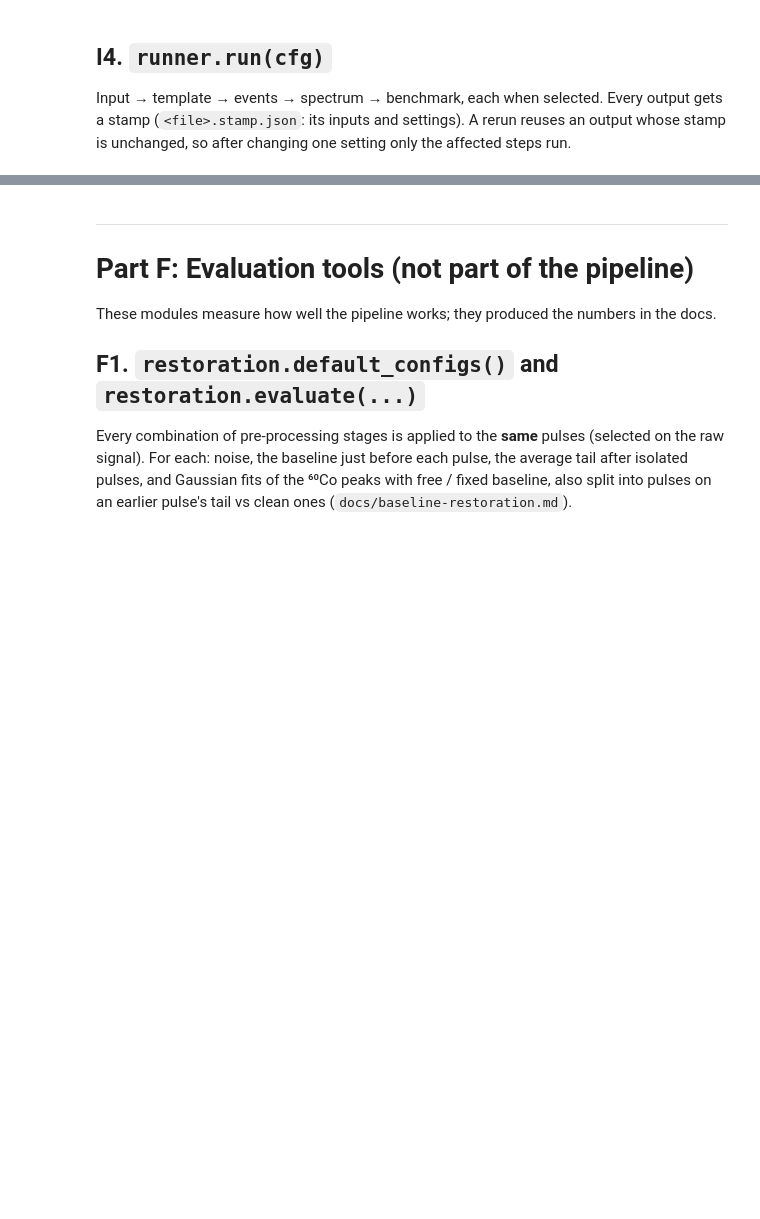
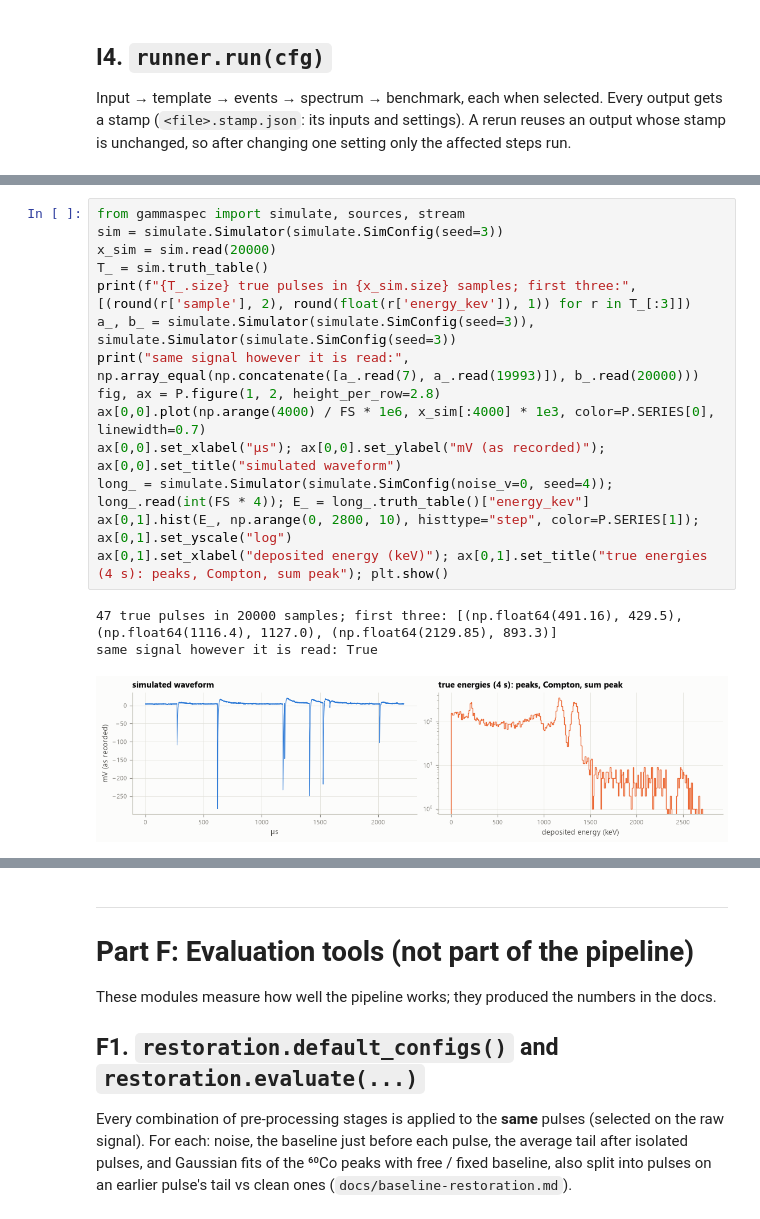
Before and after one commit to AyubSherif/DigitalGammaSpectroscopy, a Jupyter notebook: docs/walkthrough.ipynb, the cells around one changed output, grey strips where cells are left out. Cells and saved outputs as stored; diff of their text form; blank space fills up the shorter version.

```diff
--- a/docs/walkthrough.ipynb
+++ b/docs/walkthrough.ipynb
@@ -1462,0 +1486,18 @@ stored in the event file: 7.0
+# %%
+from gammaspec import simulate, sources, stream
+sim = simulate.Simulator(simulate.SimConfig(seed=3))
+x_sim = sim.read(20000)
+T_ = sim.truth_table()
+print(f"{T_.size} true pulses in {x_sim.size} samples; first three:", [(round(r['sample'], 2), round(float(r['energy_kev']), 1)) for r in T_[:3]])
+a_, b_ = simulate.Simulator(simulate.SimConfig(seed=3)), simulate.Simulator(simulate.SimConfig(seed=3))
+print("same signal however it is read:", np.array_equal(np.concatenate([a_.read(7), a_.read(19993)]), b_.read(20000)))
+fig, ax = P.figure(1, 2, height_per_row=2.8)
+ax[0,0].plot(np.arange(4000) / FS * 1e6, x_sim[:4000] * 1e3, color=P.SERIES[0], linewidth=0.7)
+ax[0,0].set_xlabel("µs"); ax[0,0].set_ylabel("mV (as recorded)"); ax[0,0].set_title("simulated waveform")
+long_ = simulate.Simulator(simulate.SimConfig(noise_v=0, seed=4)); long_.read(int(FS * 4)); E_ = long_.truth_table()["energy_kev"]
+ax[0,1].hist(E_, np.arange(0, 2800, 10), histtype="step", color=P.SERIES[1]); ax[0,1].set_yscale("log")
+ax[0,1].set_xlabel("deposited energy (keV)"); ax[0,1].set_title("true energies (4 s): peaks, Compton, sum peak"); plt.show()
+# %% [output]
+47 true pulses in 20000 samples; first three: [(np.float64(491.16), 429.5), (np.float64(1116.4), 1127.0), (np.float64(2129.85), 893.3)]
+same signal however it is read: True
+[figure, added]
```
Also changed, not shown: parts of 16 cells of this notebook, 32 other files.
